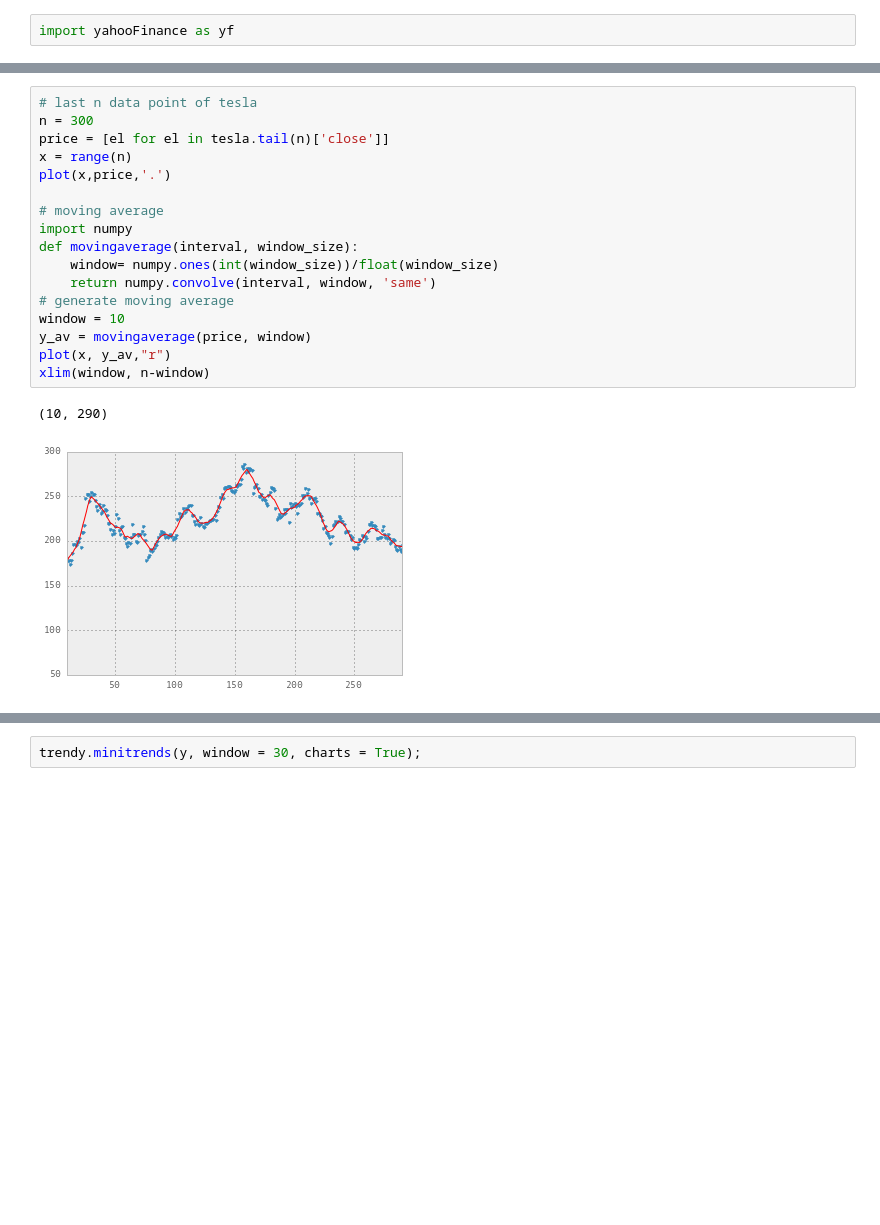
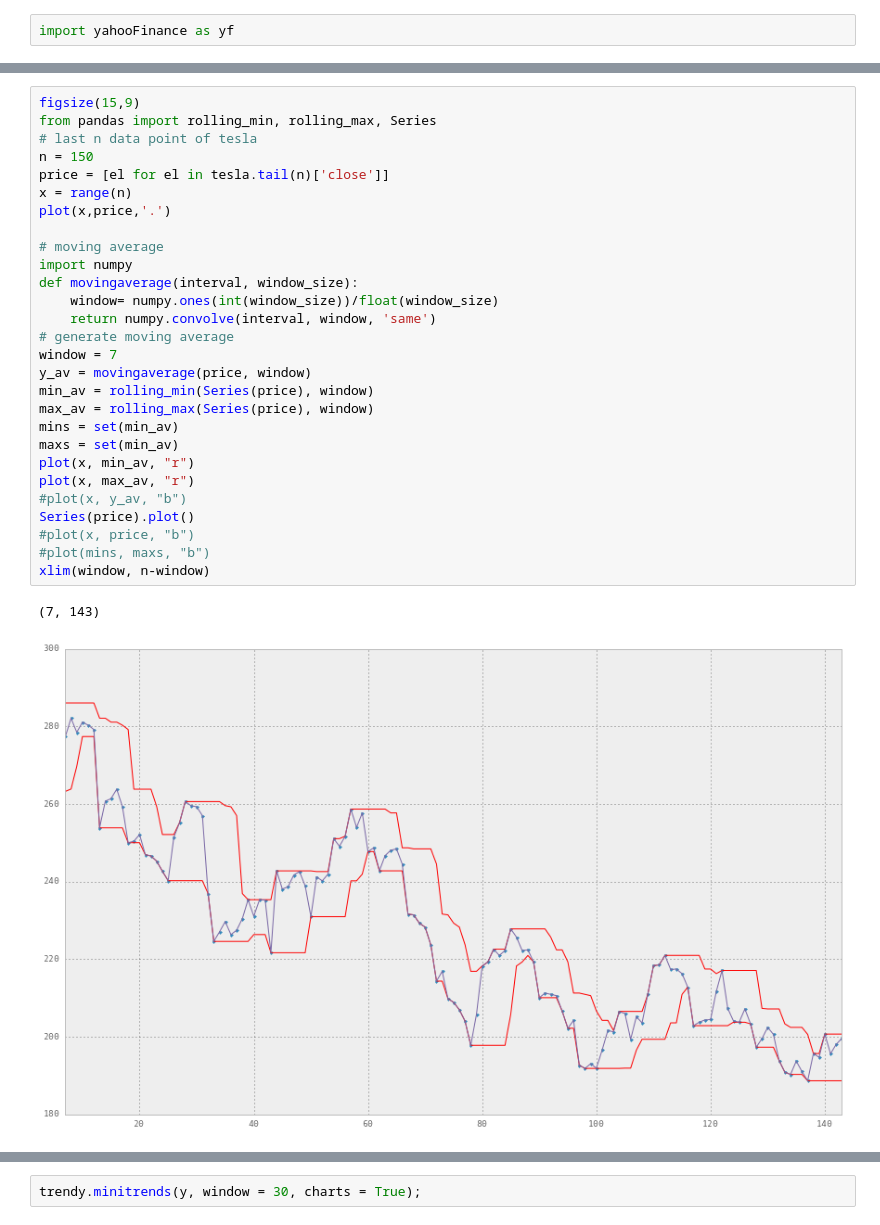
Before and after one commit to fraka6/trading-with-python, a Jupyter notebook: notebooks/Tesla.ipynb, the cells around one changed output, grey strips where cells are left out. Saved outputs shown, nothing was run; the diff lists cells and outputs as text; blank space fills up the shorter version.

```diff
--- a/notebooks/Tesla.ipynb
+++ b/notebooks/Tesla.ipynb
@@ -35,21 +35,32 @@ tesla.tail(2)['close']
 Name: close, dtype: float64
 # %%
+figsize(15,9)
+from pandas import rolling_min, rolling_max, Series
 # last n data point of tesla
-n = 300
+n = 150
 price = [el for el in tesla.tail(n)['close']]
 x = range(n)
 plot(x,price,'.')
 
 # moving average
 import numpy
 def movingaverage(interval, window_size):
     window= numpy.ones(int(window_size))/float(window_size)
     return numpy.convolve(interval, window, 'same')
 # generate moving average
-window = 10
+window = 7
 y_av = movingaverage(price, window)
-plot(x, y_av,"r")
+min_av = rolling_min(Series(price), window)
+max_av = rolling_max(Series(price), window)
+mins = set(min_av)
+maxs = set(min_av)
+plot(x, min_av, "r")
+plot(x, max_av, "r")
+#plot(x, y_av, "b")
+Series(price).plot()
+#plot(x, price, "b")
+#plot(mins, maxs, "b")
 xlim(window, n-window)
 # %% [output]
-(10, 290)
+(7, 143)
-[figure, old version]
+[figure, new version]
```
Also changed, not shown: parts of 7 cells of this notebook, 1 other file.
